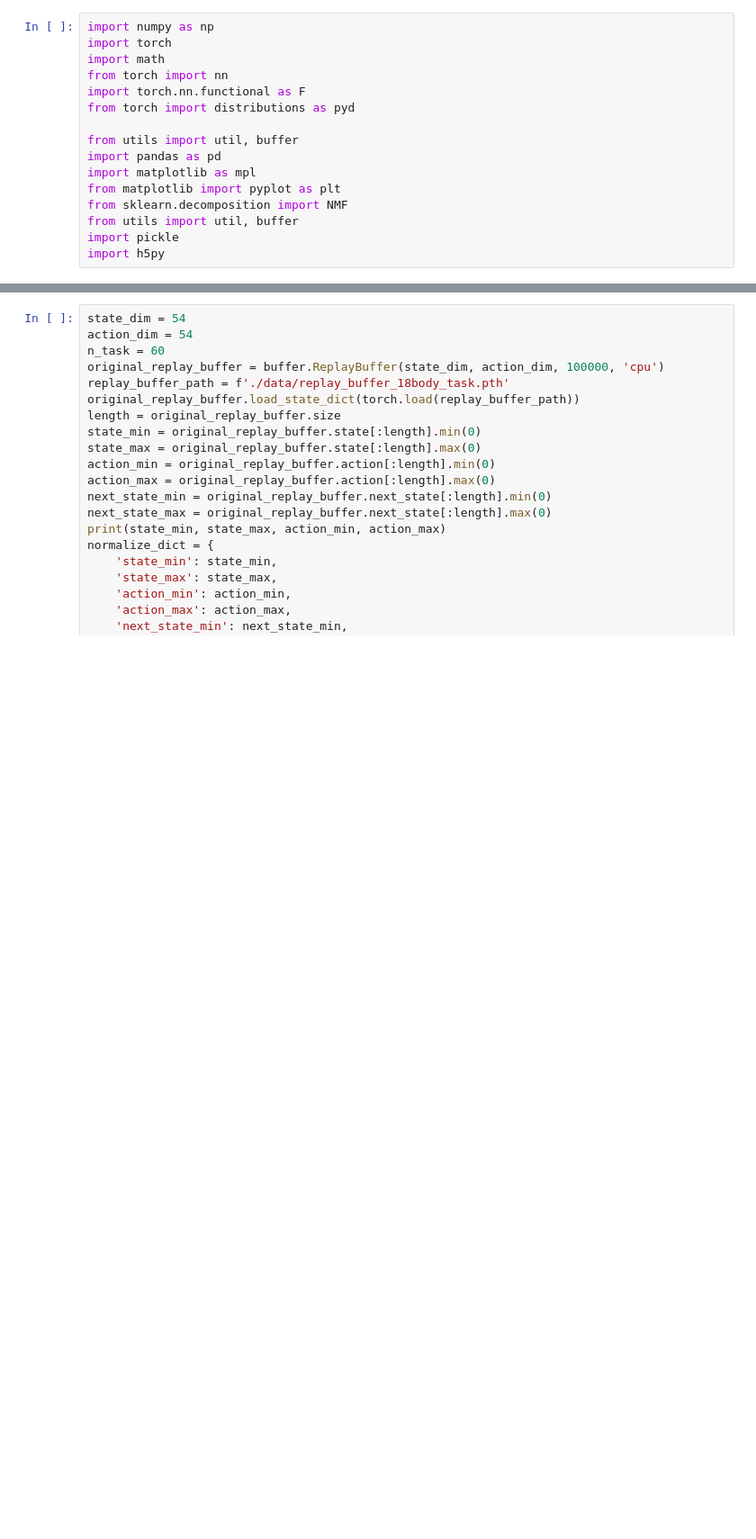
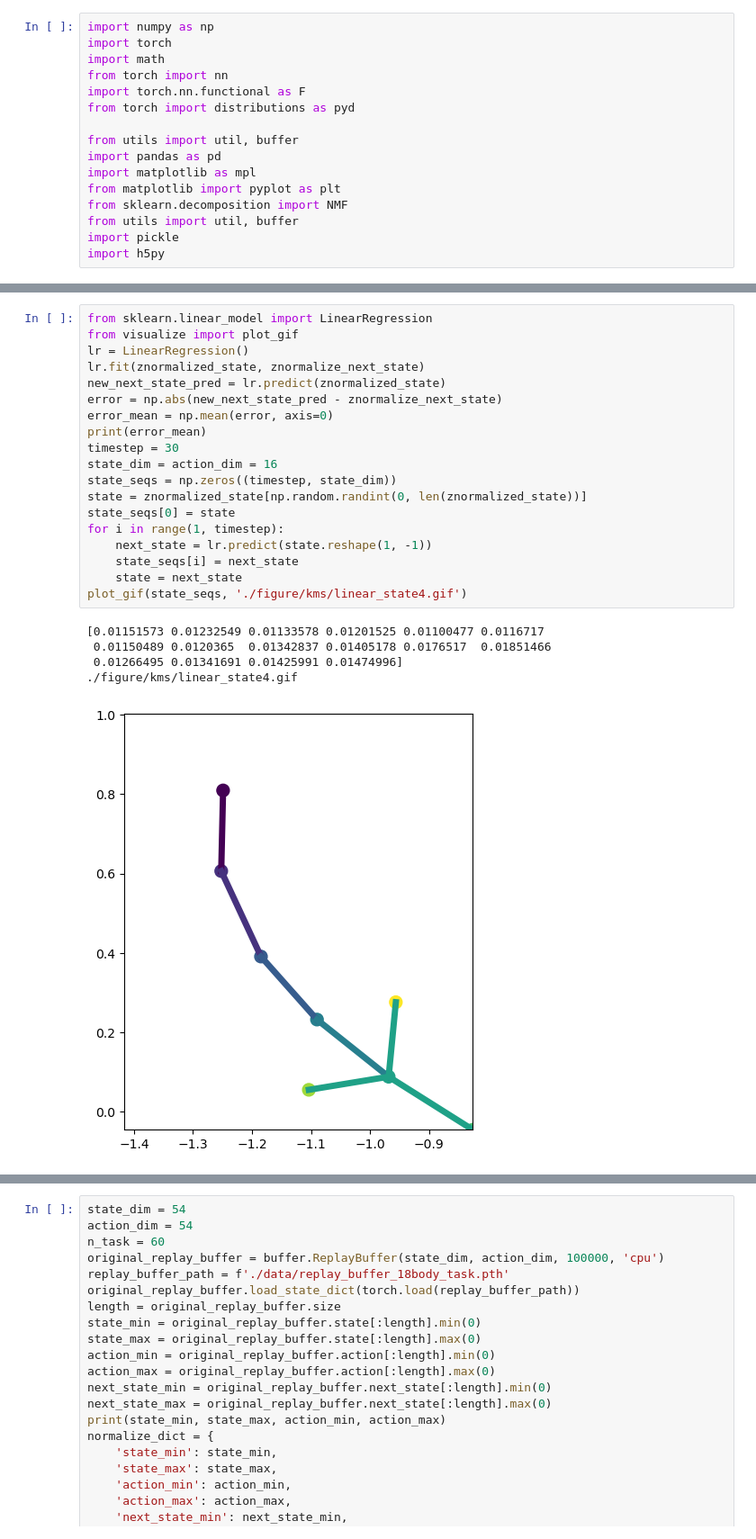
Before and after one commit to G1NO3/Rat7m-SPEDER, a Jupyter notebook: simulation.ipynb, the cells around one changed output, grey strips where cells are left out. Shown at 90% size. Drawn from its saved outputs; the diff is of its cells as text; blank space fills up the shorter version.

```diff
--- a/simulation.ipynb
+++ b/simulation.ipynb
@@ -16,0 +141,25 @@ import h5py
+# %%
+from sklearn.linear_model import LinearRegression
+from visualize import plot_gif
+lr = LinearRegression()
+lr.fit(znormalized_state, znormalize_next_state)
+new_next_state_pred = lr.predict(znormalized_state)
+error = np.abs(new_next_state_pred - znormalize_next_state)
+error_mean = np.mean(error, axis=0)
+print(error_mean)
+timestep = 30
+state_dim = action_dim = 16
+state_seqs = np.zeros((timestep, state_dim))
+state = znormalized_state[np.random.randint(0, len(znormalized_state))]
+state_seqs[0] = state
+for i in range(1, timestep):
+    next_state = lr.predict(state.reshape(1, -1))
+    state_seqs[i] = next_state
+    state = next_state
+plot_gif(state_seqs, './figure/kms/linear_state4.gif')
+# %% [output]
+[0.01151573 0.01232549 0.01133578 0.01201525 0.01100477 0.0116717
+ 0.01150489 0.0120365  0.01342837 0.01405178 0.0176517  0.01851466
+ 0.01266495 0.01341691 0.01425991 0.01474996]
+./figure/kms/linear_state4.gif
+[figure, added]
```
Also changed, not shown: parts of 18 cells of this notebook, 7 other files.
